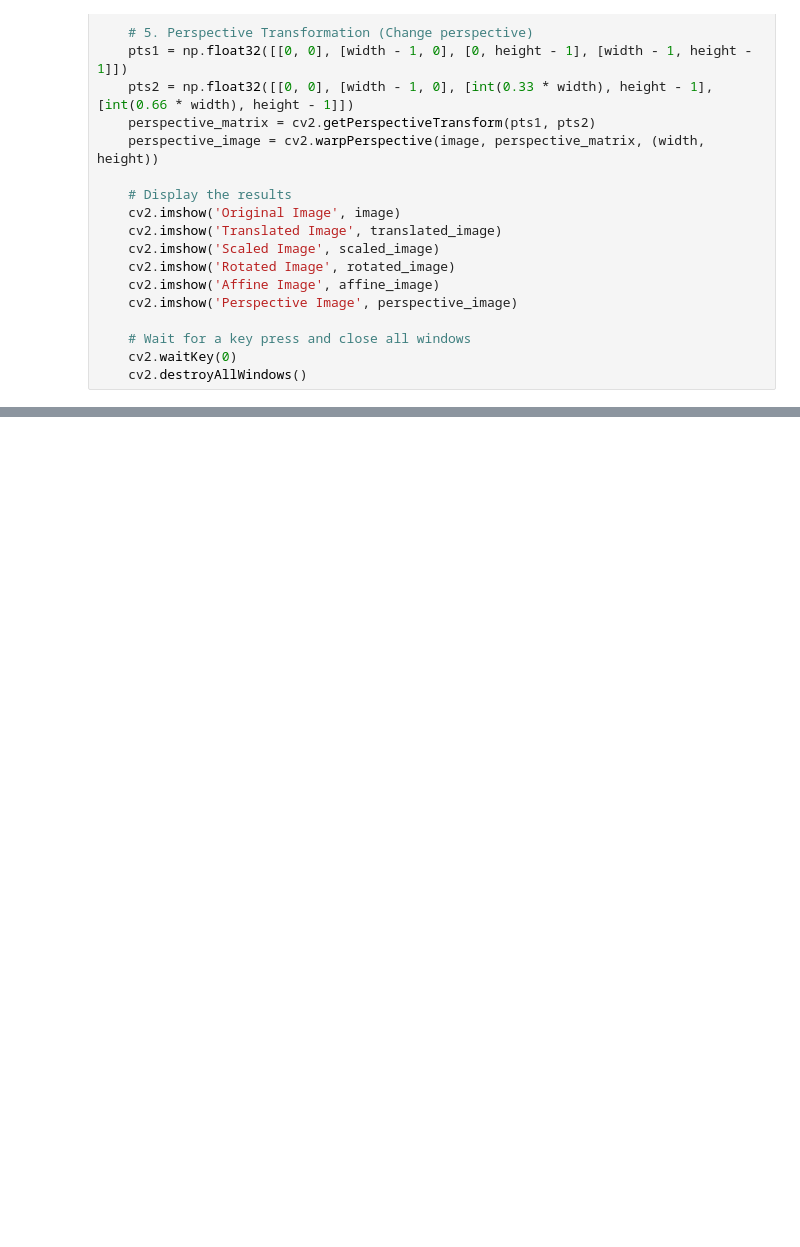
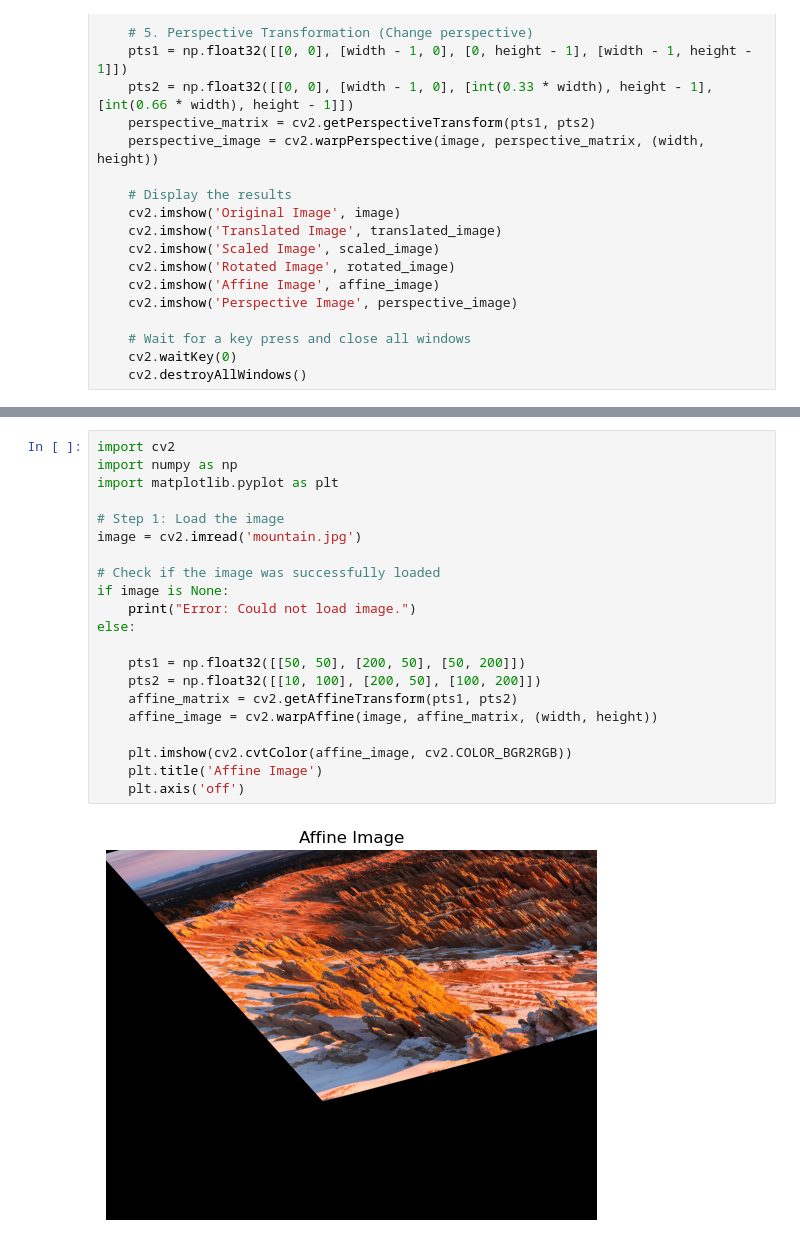
Before and after one commit to tanishkadeep/opencv, a Jupyter notebook: Geometric transformation.ipynb, the cells around one changed output, grey strips where cells are left out. Drawn from its saved outputs; the diff is of its cells as text; blank space fills up the shorter version.

```diff
--- a/Geometric transformation.ipynb
+++ b/Geometric transformation.ipynb
@@ -129,0 +147,23 @@ else:
+# %%
+import cv2
+import numpy as np
+import matplotlib.pyplot as plt
+
+# Step 1: Load the image
+image = cv2.imread('mountain.jpg')
+
+# Check if the image was successfully loaded
+if image is None:
+    print("Error: Could not load image.")
+else:
+
+    pts1 = np.float32([[50, 50], [200, 50], [50, 200]])
+    pts2 = np.float32([[10, 100], [200, 50], [100, 200]])
+    affine_matrix = cv2.getAffineTransform(pts1, pts2)
+    affine_image = cv2.warpAffine(image, affine_matrix, (width, height))
+
+    plt.imshow(cv2.cvtColor(affine_image, cv2.COLOR_BGR2RGB))
+    plt.title('Affine Image')
+    plt.axis('off')
+# %% [output]
+[figure, added]
```
Also changed, not shown: parts of 5 cells of this notebook, 6 other files.
